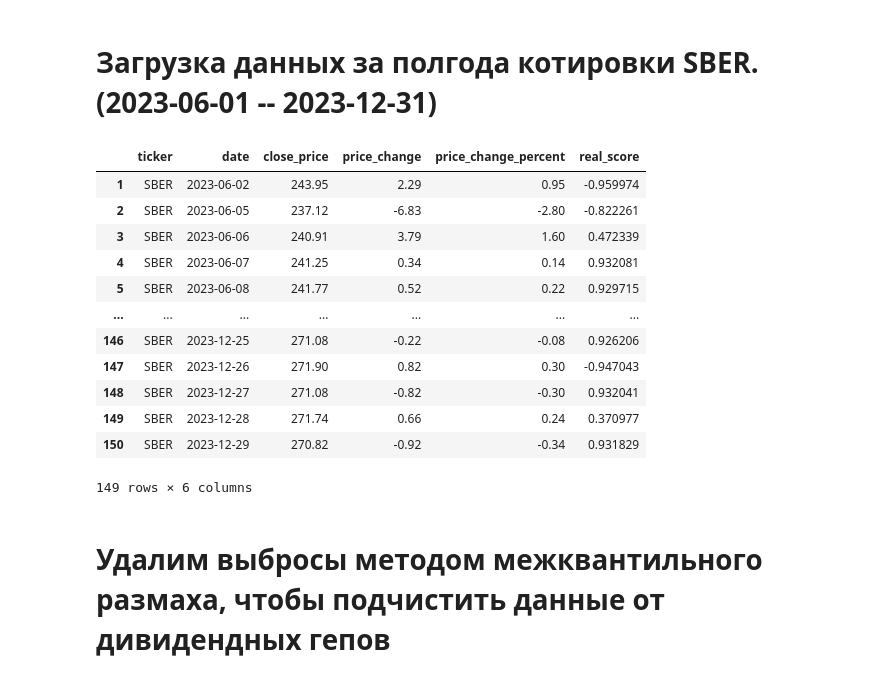
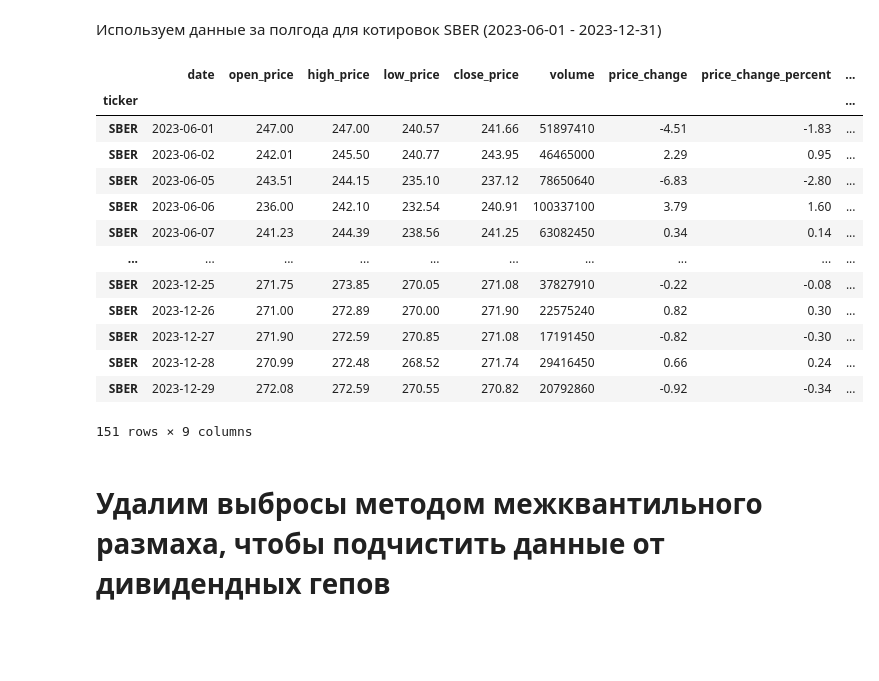
Before and after one commit to denis-samatov/news-impact-on-stock-prices, a Jupyter notebook: correlation_analysis/corr_analysis.ipynb, the cells around one changed output. Drawn from its saved outputs; the diff is of its cells as text; code cells hidden in the pictures; blank space fills up the shorter version.

```diff
--- a/correlation_analysis/corr_analysis.ipynb
+++ b/correlation_analysis/corr_analysis.ipynb
@@ -7,0 +12,2 @@ from scipy.stats import kendalltau
+# %%
+data = pd.read_csv('../data/data.csv', index_col=0)
@@ -8,2 +55,2 @@ from scipy.stats import kendalltau
 # %% [markdown]
-# Загрузка данных за полгода котировки SBER. (2023-06-01 -- 2023-12-31)
+Используем данные за полгода для котировок SBER (2023-06-01 - 2023-12-31)
@@ -34,55 +57,25 @@ db = PostgreSQLbase(db_settings['dbname'], db_settings['user'], db_settings['pas
-# %%
-columns = ['ticker', 'date', 'close_price', 'price_change', 'price_change_percent', 'real_score']
-
-query = """
-SELECT
-	sq.ticker,
-	sq.date,
-	sq.close_price,
-	ROUND(sq.close_price - LAG(sq.close_price) OVER (PARTITION BY sq.ticker ORDER BY sq.date),2) AS price_change,
-    ROUND(((sq.close_price - LAG(sq.close_price) OVER (PARTITION BY sq.ticker ORDER BY sq.date)) / LAG(sq.close_price) OVER (PARTITION BY sq.ticker ORDER BY sq.date)) * 100,2) AS price_change_percent,
- 	sn.real_score AS real_score
-FROM
-	stocks_app.stock_quotes sq
-LEFT JOIN (
-	SELECT
-		*
-	FROM
-		stocks_app.stock_news
-) sn ON
-	sq.ticker = sn.ticker
-	AND sq.date = sn.date
-WHERE
-	sq.ticker = 'SBER'
-	and sq.date >= '2023-06-01'
-	and sq.date <= '2023-12-31';
-"""
-
-data = db.execute_query(query, columns)
-data['date'] = pd.to_datetime(data['date'], format="%Y-%m-%d")
-data['close_price'] = data['close_price'].astype(float)
-data['price_change'] = data['price_change'].astype(float)
-data['price_change_percent'] = data['price_change_percent'].astype(float)
-data['real_score'] = data['real_score'].astype(float)
-
-data.dropna(inplace=True)
-data
-# %% [output]
-|  | ticker | date | close_price | price_change | price_change_percent | real_score |
-| 1 | SBER | 2023-06-02 | 243.95 | 2.29 | 0.95 | -0.959974 |
-| 2 | SBER | 2023-06-05 | 237.12 | -6.83 | -2.80 | -0.822261 |
-| 3 | SBER | 2023-06-06 | 240.91 | 3.79 | 1.60 | 0.472339 |
-| 4 | SBER | 2023-06-07 | 241.25 | 0.34 | 0.14 | 0.932081 |
-| 5 | SBER | 2023-06-08 | 241.77 | 0.52 | 0.22 | 0.929715 |
-| ... | ... | ... | ... | ... | ... | ... |
-| 146 | SBER | 2023-12-25 | 271.08 | -0.22 | -0.08 | 0.926206 |
-| 147 | SBER | 2023-12-26 | 271.90 | 0.82 | 0.30 | -0.947043 |
-| 148 | SBER | 2023-12-27 | 271.08 | -0.82 | -0.30 | 0.932041 |
-| 149 | SBER | 2023-12-28 | 271.74 | 0.66 | 0.24 | 0.370977 |
-| 150 | SBER | 2023-12-29 | 270.82 | -0.92 | -0.34 | 0.931829 |
-149 rows × 6 columns
+# %%
+start_date = '2023-06-01'
+end_date = '2023-12-31'
+
+df = data[(data['date'] >= start_date) & (data['date'] <= end_date)].copy()
 # %%
-df = data.copy()
+df
+# %% [output]
+|  | date | open_price | high_price | low_price | close_price | volume | price_change | price_change_percent | ... |
+| ticker |  |  |  |  |  |  |  |  | ... |
+| SBER | 2023-06-01 | 247.00 | 247.00 | 240.57 | 241.66 | 51897410 | -4.51 | -1.83 | ... |
+| SBER | 2023-06-02 | 242.01 | 245.50 | 240.77 | 243.95 | 46465000 | 2.29 | 0.95 | ... |
+| SBER | 2023-06-05 | 243.51 | 244.15 | 235.10 | 237.12 | 78650640 | -6.83 | -2.80 | ... |
+| SBER | 2023-06-06 | 236.00 | 242.10 | 232.54 | 240.91 | 100337100 | 3.79 | 1.60 | ... |
+| SBER | 2023-06-07 | 241.23 | 244.39 | 238.56 | 241.25 | 63082450 | 0.34 | 0.14 | ... |
+| ... | ... | ... | ... | ... | ... | ... | ... | ... | ... |
+| SBER | 2023-12-25 | 271.75 | 273.85 | 270.05 | 271.08 | 37827910 | -0.22 | -0.08 | ... |
+| SBER | 2023-12-26 | 271.00 | 272.89 | 270.00 | 271.90 | 22575240 | 0.82 | 0.30 | ... |
+| SBER | 2023-12-27 | 271.90 | 272.59 | 270.85 | 271.08 | 17191450 | -0.82 | -0.30 | ... |
+| SBER | 2023-12-28 | 270.99 | 272.48 | 268.52 | 271.74 | 29416450 | 0.66 | 0.24 | ... |
+| SBER | 2023-12-29 | 272.08 | 272.59 | 270.55 | 270.82 | 20792860 | -0.92 | -0.34 | ... |
+151 rows × 9 columns
 # %% [markdown]
 # Удалим выбросы методом межквантильного размаха, чтобы подчистить данные от дивидендных гепов
 # %%
```
Also changed, not shown: parts of 6 cells of this notebook, 8 other files.
